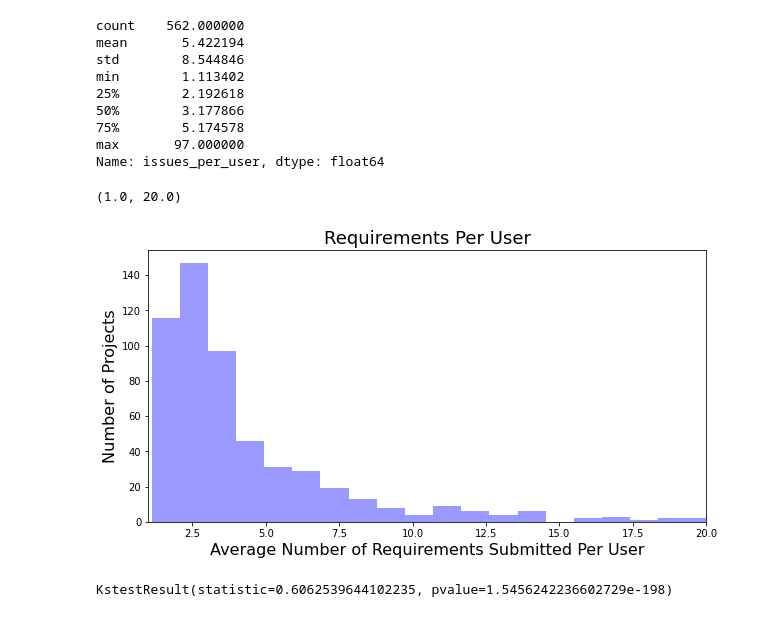
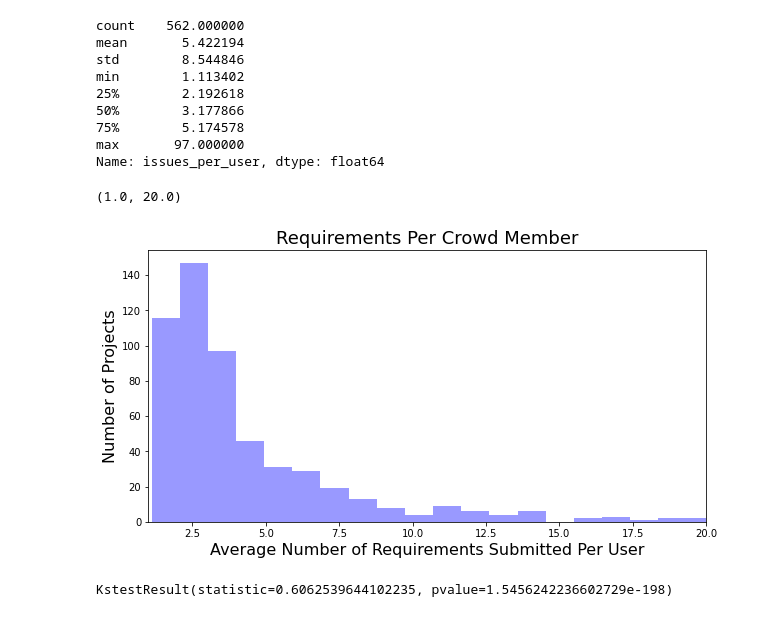
Before and after one commit to MthwRobinson/sh-network-paper, a Jupyter notebook: notebooks/analysis.ipynb, the cells around one changed output. Saved outputs shown, nothing was run; the diff lists cells and outputs as text; code cells hidden in the pictures.

```diff
--- a/notebooks/analysis.ipynb
+++ b/notebooks/analysis.ipynb
@@ -894,13 +898,13 @@ Name: issues_per_user, dtype: float64
 # %%
 plt.figure(figsize=(10, 5))
 sns.distplot(data['issues_per_user'], kde=False, color='blue', bins=100)
-plt.title('Requirements Per User', fontsize=18)
+plt.title('Requirements Per Crowd Member', fontsize=18)
 plt.xlabel('Average Number of Requirements Submitted Per User', fontsize=16)
 plt.ylabel('Number of Projects', fontsize=16)
 plt.xlim([1, 20])
 # %% [output]
 (1.0, 20.0)
-[figure, old version]
+[figure, new version]
 # %%
 gamma_params = scipy.stats.gamma.fit(data['issues_per_user'])
 scipy.stats.kstest(data['issues_per_user'], 'gamma', gamma_params)
```
Also changed, not shown: parts of 22 cells of this notebook, 1 other file.
